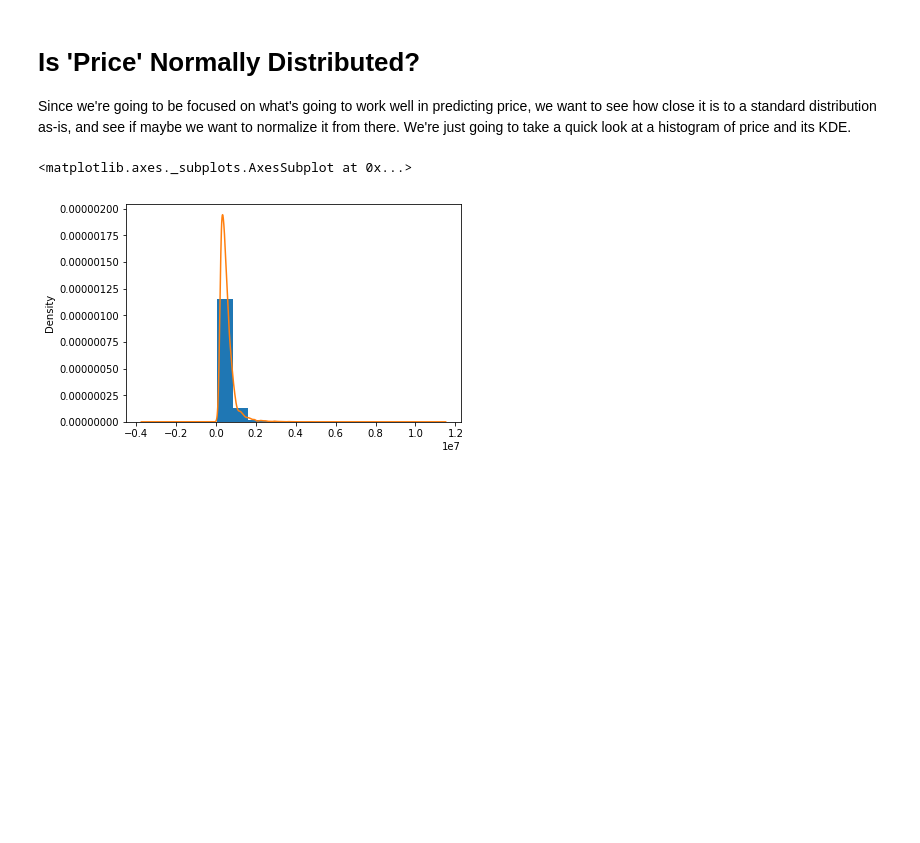
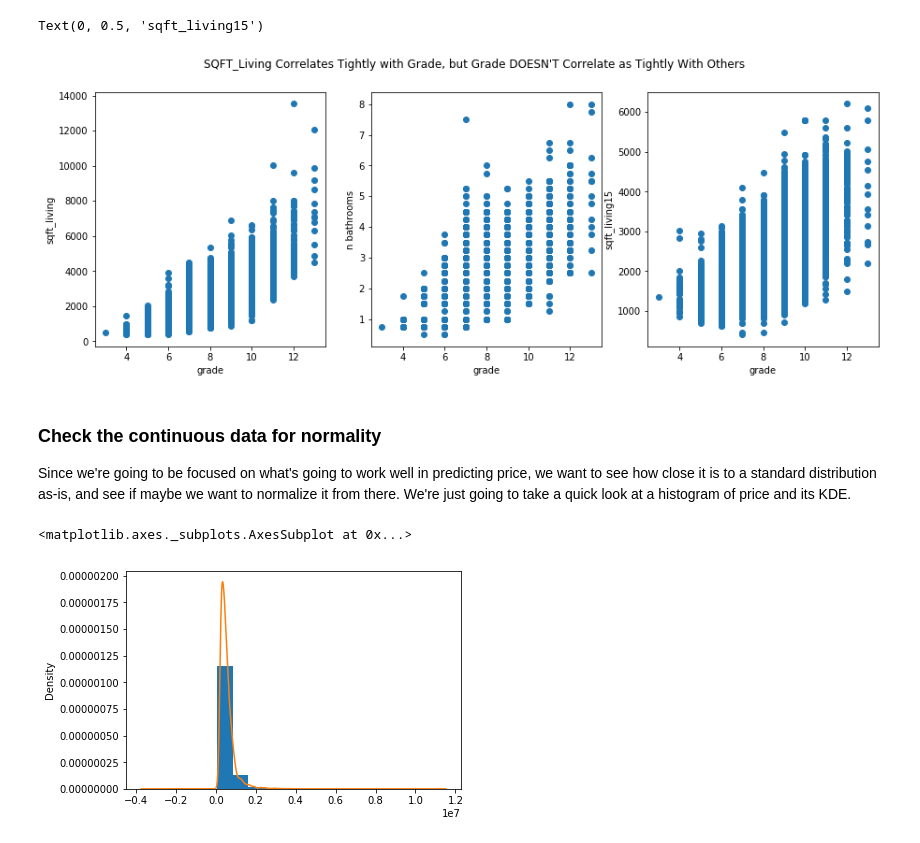
Before and after one commit to CjMullins87/M01-Project, a Jupyter notebook: EDA.ipynb, the cells around one changed output. Drawn from its saved outputs; the diff is of its cells as text; code cells hidden in the pictures; blank space fills up the shorter version.

```diff
--- a/EDA.ipynb
+++ b/EDA.ipynb
@@ -66,5 +75,26 @@ So, that being said, let's move on.
+# %%
+fig = plt.figure(figsize=(15,5))
+fig.suptitle("SQFT_Living Correlates Tightly with Grade, but Grade DOESN'T Correlate as Tightly With Others")
+
+ax1 = fig.add_subplot(1,3,1)
+ax1.scatter(df.grade, df.sqft_living)
+ax1.set_xlabel('grade')
+ax1.set_ylabel('sqft_living')
+
+ax2 = fig.add_subplot(1,3,2)
+ax2.scatter(df.grade, df.bathrooms)
+ax2.set_xlabel('grade')
+ax2.set_ylabel('n bathrooms')
+
+ax3 = fig.add_subplot(1,3,3)
+ax3.scatter(df.grade, df.sqft_living15)
+ax3.set_xlabel('grade')
+ax3.set_ylabel('sqft_living15')
+# %% [output]
+Text(0, 0.5, 'sqft_living15')
+[figure, added]
 # %% [markdown]
-# Is 'Price' Normally Distributed?
+### Check the continuous data for normality
 
 Since we're going to be focused on what's going to work well in predicting price, we want to see how close it is to a standard distribution as-is, and see if maybe we want to normalize it from there. We're just going to take a quick look at a histogram of price and its KDE.
 # %%
```
Also changed, not shown: parts of 15 cells of this notebook.
